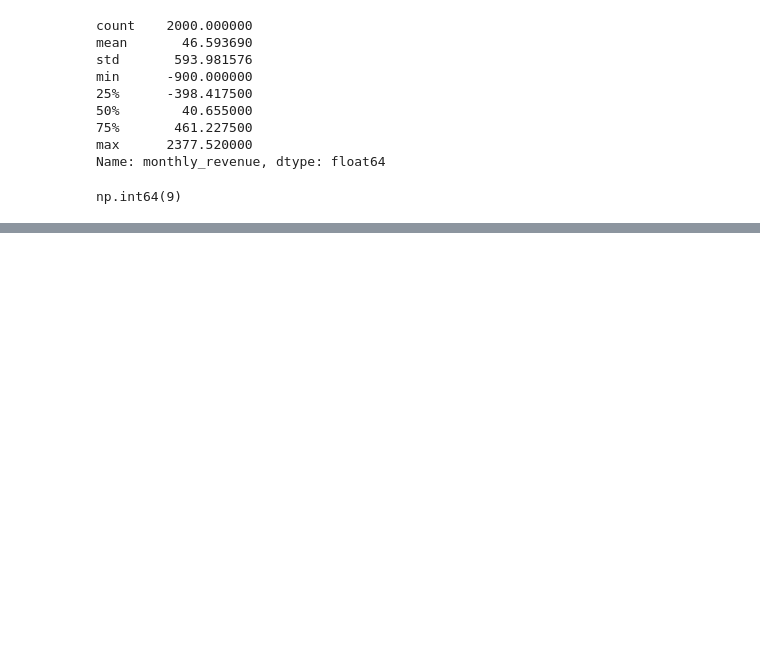
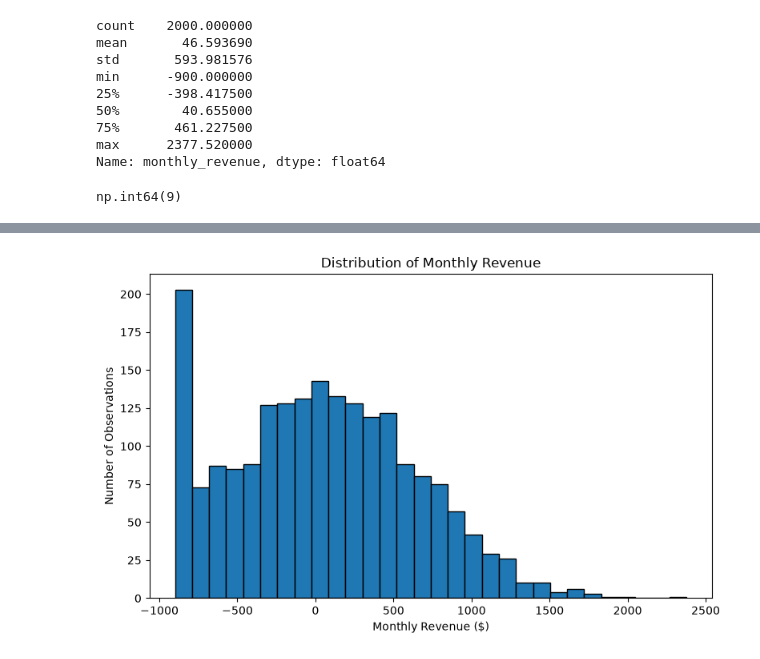
Before and after one commit to christran85-cyber/casino-game-revenue-prediction, a Jupyter notebook: casino_game_revenue_prediction.ipynb, the cells around one changed output, grey strips where cells are left out. Cells and saved outputs as stored; diff of their text form; code cells hidden in the pictures; blank space fills up the shorter version.

```diff
--- a/casino_game_revenue_prediction.ipynb
+++ b/casino_game_revenue_prediction.ipynb
@@ -215,0 +286,12 @@ np.int64(9)
+# %%
+columns_to_impute = [
+    "distance_from_hq_miles",
+    "avg_bet",
+    "payout_rate"
+]
+
+for column in columns_to_impute:
+    df[column] = df[column].fillna(df[column].median())
+
+print("Missing values after cleaning:")
+print(df[columns_to_impute].isnull().sum())
@@ -215,0 +312,13 @@ np.int64(9)
+# %%
+plt.figure(figsize=(8, 5))
+
+plt.hist(df["monthly_revenue"], bins=30, edgecolor="black")
+
+plt.title("Distribution of Monthly Revenue")
+plt.xlabel("Monthly Revenue ($)")
+plt.ylabel("Number of Observations")
+
+plt.tight_layout()
+plt.show()
+# %% [output]
+[figure, added]
```
Also changed, not shown: parts of 33 cells of this notebook.
